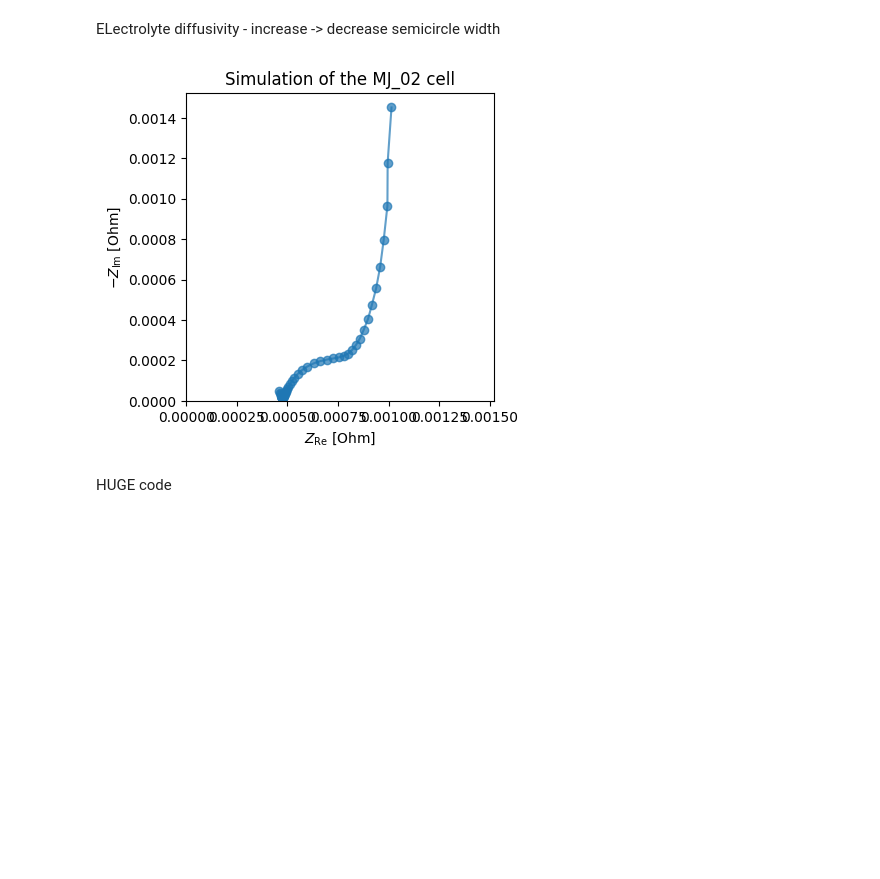
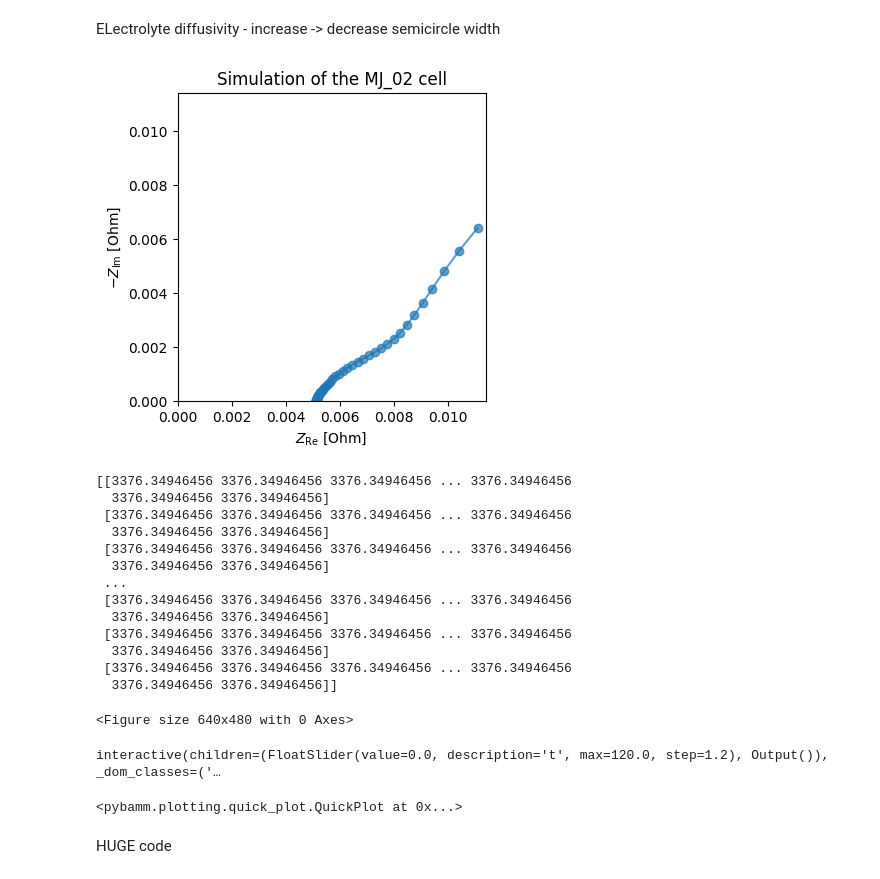
Before and after one commit to samaard2001/EIS-code, a Jupyter notebook: Code/EIS_code.ipynb, the cells around one changed output. Saved outputs shown, nothing was run; the diff lists cells and outputs as text; code cells hidden in the pictures; blank space fills up the shorter version.

```diff
--- a/Code/EIS_code.ipynb
+++ b/Code/EIS_code.ipynb
@@ -467,7 +468,7 @@ def electrolyte_conductivity_Nyman2008(c_e, T):
 
     # Nyman et al. (2008) does not provide temperature dependence
 
-    return (sigma_e)*1e2
+    return (sigma_e)
 
 params.update(
     {
@@ -484,7 +485,7 @@ def electrolyte_diffusivity_Nyman2008(c_e, T):
 
     # Nyman et al. (2008) does not provide temperature dependence
 
-    return (D_c_e)*1e2
+    return (D_c_e)
 
 params.update(
     {
@@ -494,26 +495,49 @@ params.update(
 
 )
 # %%
-model = pybamm.lithium_ion.DFN(options={"surface form": "differential"})
+model = pybamm.lithium_ion.DFN()
 #options={"surface form": "differential"}
 
 # Create simulation
 eis_sim = pybammeis.EISSimulation(model, parameter_values=params)
 
 sim_f = eis_sim.solve(frequencies, method = "prebicgstab")
 
 # Plotting the simulation (from frequency domain)
 fig, ax = plt.subplots(figsize=(4, 4))
 pybammeis.nyquist_plot(sim_f, ax=ax, linestyle="-", label=f"Simulation", alpha=0.7
     )
 #ax.set_xlim(0.0475, 0.0550)
 #ax.set_ylim(0, 0.008)
 
 #plt.legend()
 plt.title('Simulation of the MJ_02 cell')
 plt.show()
+plt.clf()
+
+sim = pybamm.Simulation(model, parameter_values=params)
+t_eval = np.arange(0, 121, 1)
+sim.solve(t_eval = t_eval)
+print(sim.solution['Positive electrode exchange current density [A.m-2]'].entries)
+sim.plot([ "Current [A]", "Voltage [V]",'Positive electrode exchange current density [A.m-2]'])
 # %% [output]
-[figure, old version]
+[figure, new version]
+[[3376.34946456 3376.34946456 3376.34946456 ... 3376.34946456
+  3376.34946456 3376.34946456]
+ [3376.34946456 3376.34946456 3376.34946456 ... 3376.34946456
+  3376.34946456 3376.34946456]
+ [3376.34946456 3376.34946456 3376.34946456 ... 3376.34946456
+  3376.34946456 3376.34946456]
+ ...
+ [3376.34946456 3376.34946456 3376.34946456 ... 3376.34946456
+  3376.34946456 3376.34946456]
+ [3376.34946456 3376.34946456 3376.34946456 ... 3376.34946456
+  3376.34946456 3376.34946456]
+ [3376.34946456 3376.34946456 3376.34946456 ... 3376.34946456
+  3376.34946456 3376.34946456]]
+<Figure size 640x480 with 0 Axes>
+interactive(children=(FloatSlider(value=0.0, description='t', max=120.0, step=1.2), Output()), _dom_classes=('…
+<pybamm.plotting.quick_plot.QuickPlot at 0x...>
 # %% [markdown]
 HUGE code
 # %%
```
Also changed, not shown: parts of 8 cells of this notebook, 3 other files.
